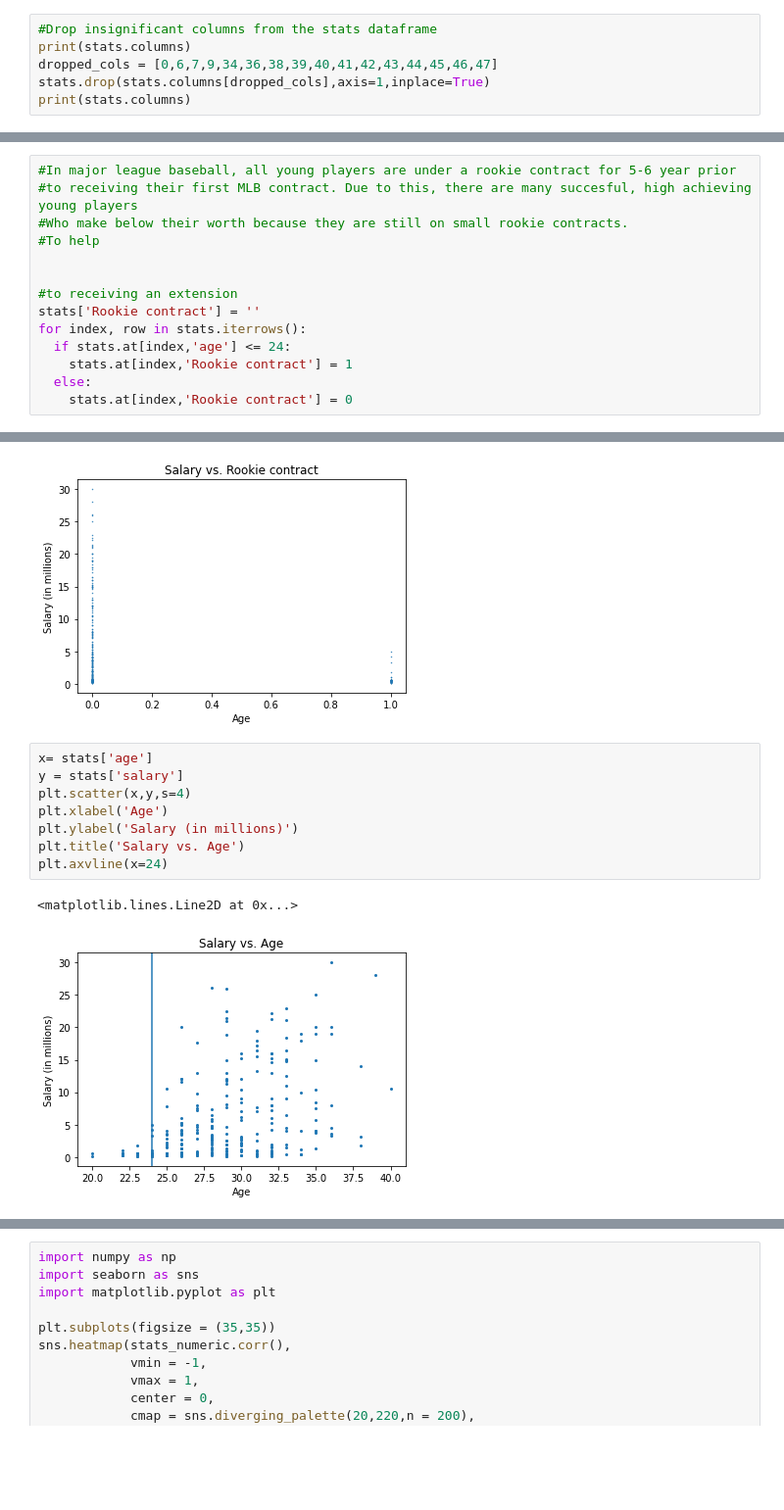
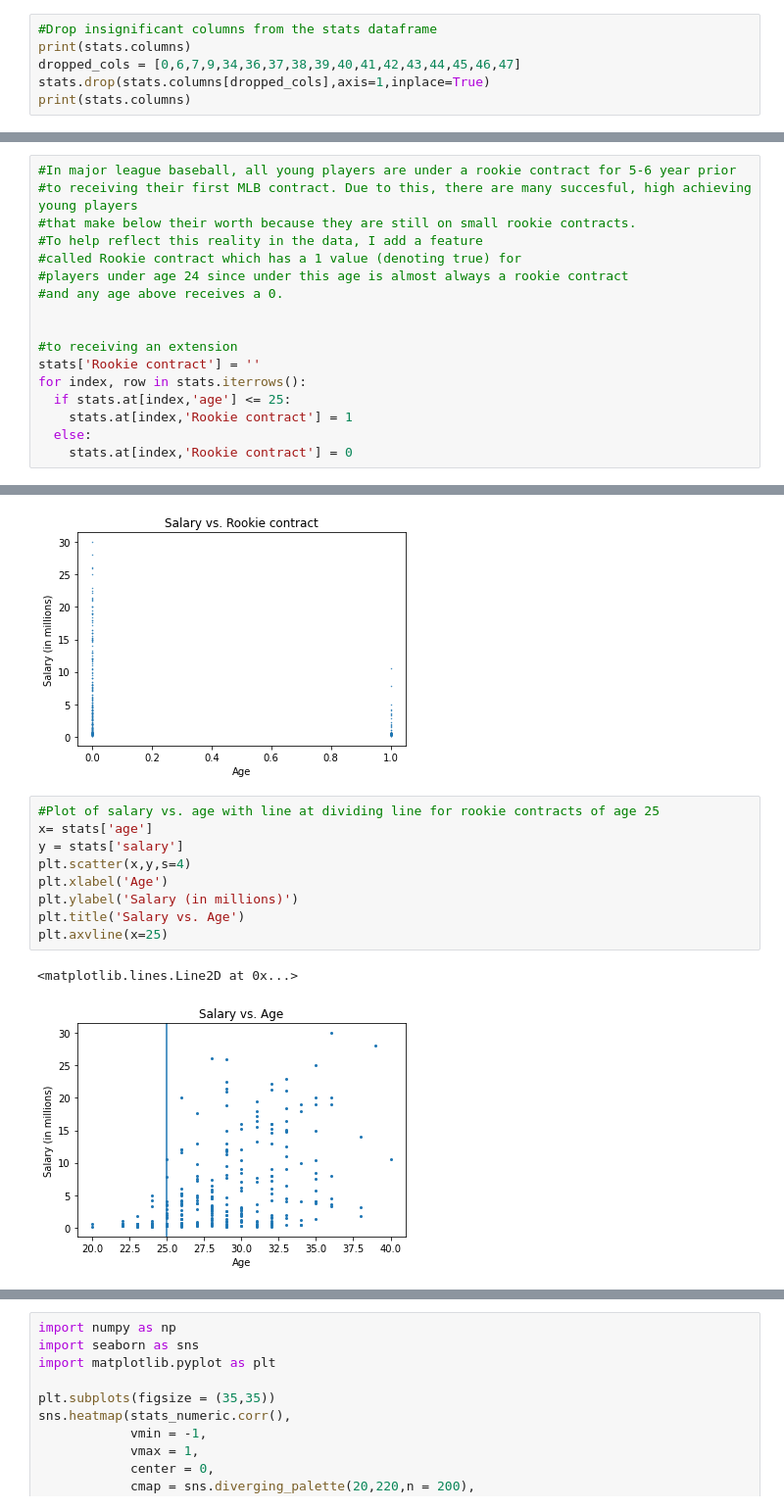
Before and after one commit to mnocerino23/MLB-Salary-Regressions, a Jupyter notebook: MLB_salaries_positionplayers_cleaned.ipynb, the cells around one changed output, grey strips where cells are left out. Shown at 98% size. Drawn from its saved outputs; the diff is of its cells as text; blank space fills up the shorter version.

```diff
--- a/MLB_salaries_positionplayers_cleaned.ipynb
+++ b/MLB_salaries_positionplayers_cleaned.ipynb
@@ -33,7 +33,7 @@ stats.head()
 # %%
 #Drop insignificant columns from the stats dataframe
 print(stats.columns)
-dropped_cols = [0,6,7,9,34,36,38,39,40,41,42,43,44,45,46,47]
+dropped_cols = [0,6,7,9,34,36,37,38,39,40,41,42,43,44,45,46,47]
 stats.drop(stats.columns[dropped_cols],axis=1,inplace=True)
 print(stats.columns)
 # %% [output]
@@ -315,14 +322,17 @@ Name: count, dtype: int64
 # %%
 #In major league baseball, all young players are under a rookie contract for 5-6 year prior
 #to receiving their first MLB contract. Due to this, there are many succesful, high achieving young players
-#Who make below their worth because they are still on small rookie contracts.
-#To help
+#that make below their worth because they are still on small rookie contracts.
+#To help reflect this reality in the data, I add a feature
+#called Rookie contract which has a 1 value (denoting true) for
+#players under age 24 since under this age is almost always a rookie contract
+#and any age above receives a 0.
 
 
 #to receiving an extension
 stats['Rookie contract'] = ''
 for index, row in stats.iterrows():
-  if stats.at[index,'age'] <= 24:
+  if stats.at[index,'age'] <= 25:
     stats.at[index,'Rookie contract'] = 1
   else:
     stats.at[index,'Rookie contract'] = 0
@@ -352,14 +362,15 @@ plt.title('Salary vs. Rookie contract')
 Text(0.5, 1.0, 'Salary vs. Rookie contract')
 [figure]
 # %%
+#Plot of salary vs. age with line at dividing line for rookie contracts of age 25
 x= stats['age']
 y = stats['salary']
 plt.scatter(x,y,s=4)
 plt.xlabel('Age')
 plt.ylabel('Salary (in millions)')
 plt.title('Salary vs. Age')
-plt.axvline(x=24)
+plt.axvline(x=25)
 # %% [output]
 <matplotlib.lines.Line2D at 0x...>
-[figure, old version]
+[figure, new version]
 # %%
```
Also changed, not shown: parts of 24 cells of this notebook.
